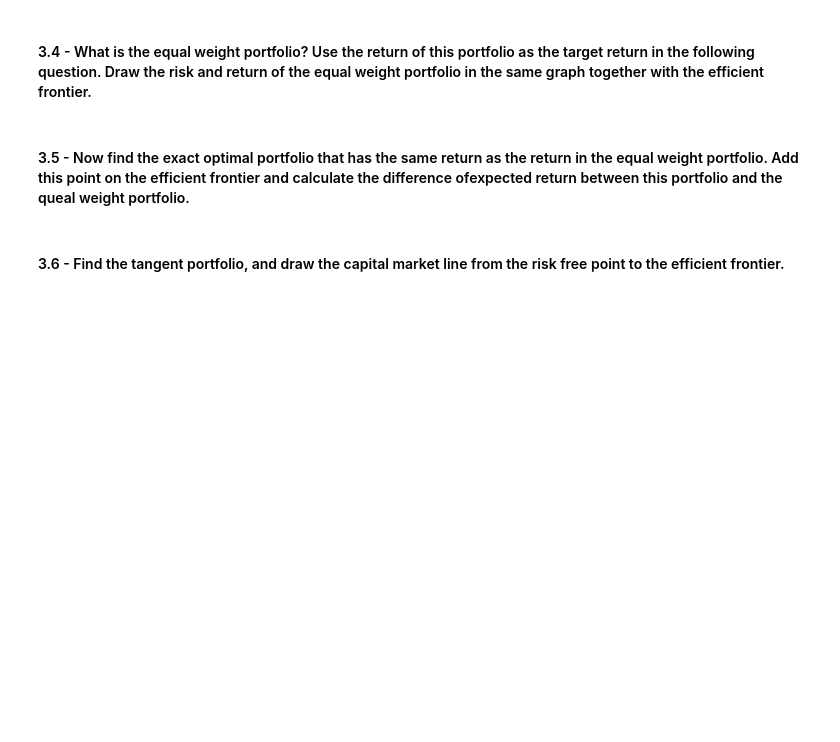
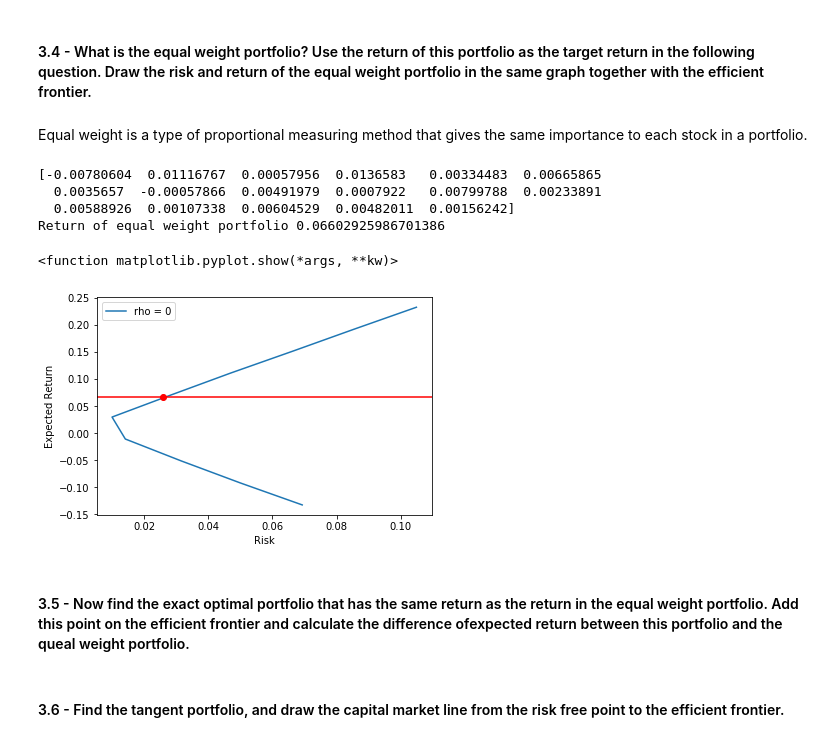
Before and after one commit to jennyjyu/financial-engineering, a Jupyter notebook: Project 2/Project 2.ipynb, the cells around one changed output. Saved outputs shown, nothing was run; the diff lists cells and outputs as text; code cells hidden in the pictures; blank space fills up the shorter version.

```diff
--- a/Project 2/Project 2.ipynb
+++ b/Project 2/Project 2.ipynb
@@ -245,8 +249,37 @@ The minimum variance is 0.00010504464571342314
 # %% [markdown]
 #### 3.4 - What is the equal weight portfolio? Use the return of this portfolio as the target return in the following question. Draw the risk and return of the equal weight portfolio in the same graph together with the efficient frontier.
+# %% [markdown]
+Equal weight is a type of proportional measuring method that gives the same importance to each stock in a portfolio.
 # %%
 # Build equal weight portfolio based on all 17 assets
 # Draw it to see how the risk and return are placed compared to the efficient frontierr
+import numpy as np
+
+numstocks = 17
+portfolio_weights_ew = np.repeat(1/numstocks, numstocks)
+avg_ret = np.array(info_df.loc["Average return"])
+equal_weight_portfolio = np.multiply(avg_ret, portfolio_weights_ew)
+return_ew_portfolio = sum(equal_weight_portfolio)
+
+print(equal_weight_portfolio)
+print("Return of equal weight portfolio", return_ew_portfolio)
+# %% [output]
+[-0.00780604  0.01116767  0.00057956  0.0136583   0.00334483  0.00665865
+  0.0035657  -0.00057866  0.00491979  0.0007922   0.00799788  0.00233891
+  0.00588926  0.00107338  0.00604529  0.00482011  0.00156242]
+Return of equal weight portfolio 0.06602925986701386
+# %%
+# Compute optimal weights and variance(the minimum)
+plt.plot(EF0['std'], mu_ps, label = 'rho = 0')
+plt.axhline(y=return_ew_portfolio, color='r', linestyle='-')
+plt.plot(0.026, return_ew_portfolio , 'ro')
+plt.xlabel("Risk")
+plt.ylabel("Expected Return")
+plt.legend()
+plt.show
+# %% [output]
+<function matplotlib.pyplot.show(*args, **kw)>
+[figure, added]
 # %% [markdown]
 #### 3.5 - Now find the exact optimal portfolio that has the same return as the return in the equal weight portfolio. Add this point on the efficient frontier and calculate the difference ofexpected return between this portfolio and the queal weight portfolio.
 # %%
```
Also changed, not shown: parts of 8 cells of this notebook, 1 other file.
